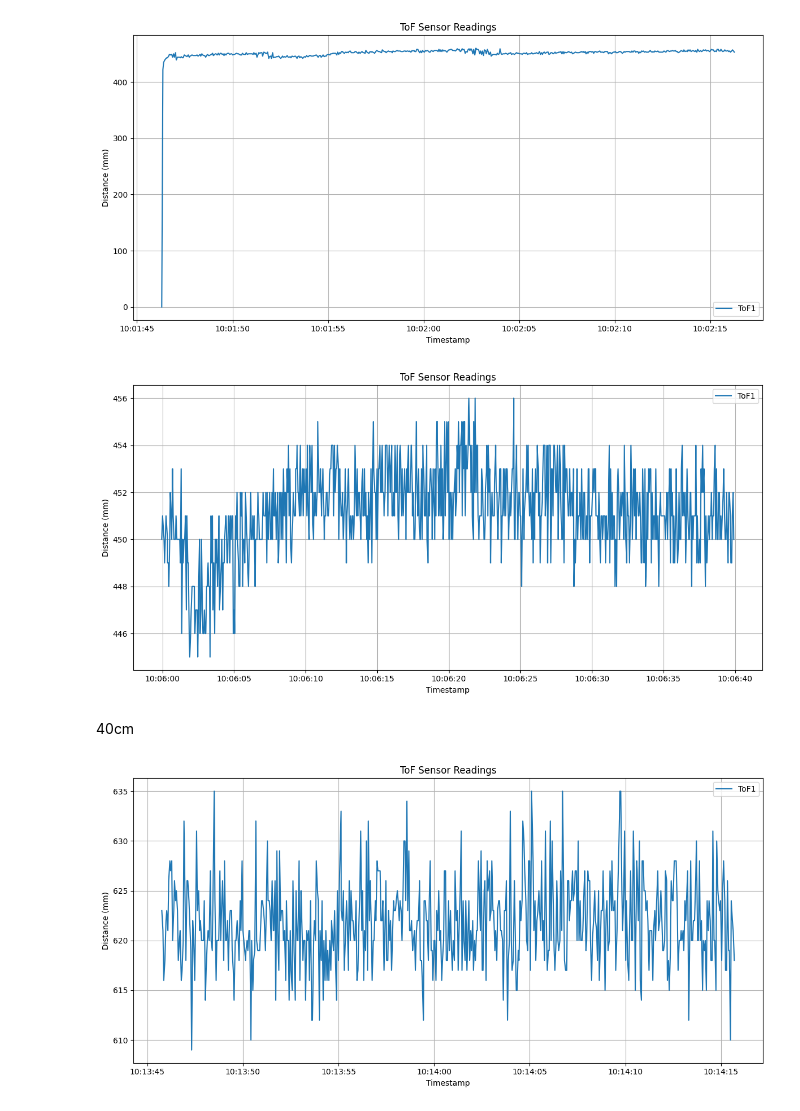
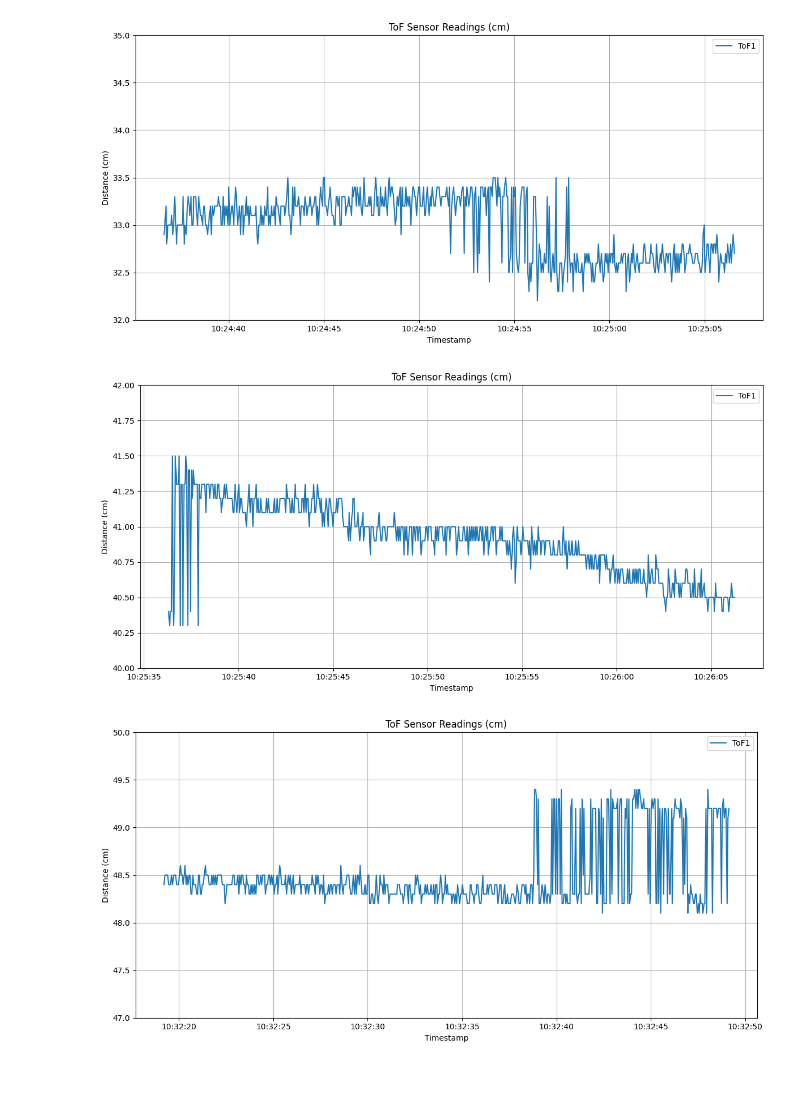
Before and after one commit to Achira03/h2c_work, a Jupyter notebook: aj.sahapong/app_sign.ipynb, the cells around one changed output. Saved outputs shown, nothing was run; the diff lists cells and outputs as text; code cells hidden in the pictures; blank space fills up the shorter version.

```diff
--- a/aj.sahapong/app_sign.ipynb
+++ b/aj.sahapong/app_sign.ipynb
@@ -2,18 +2,18 @@
 import pandas as pd
 import matplotlib.pyplot as plt
 
-# อ่านไฟล์ CSV
-df = pd.read_csv("d:/robomaster/abnormal_tof_30.csv")
+# Read the CSV file
+df = pd.read_csv("abnormal_tof_30.csv")
 
-# แปลง timestamp เป็น datetime
+# Convert timestamp to datetime
 df['timestamp'] = pd.to_datetime(df['timestamp'])
 
-# แปลงค่า ToF จาก mm เป็น cm
-for col in ['tof1', 'tof2', 'tof3', 'tof4']:
+# Convert ToF values from mm to cm
+for col in ['tof1']:
     df[col] = df[col] / 10.0
 
-# Plot กราฟ ToF ทั้ง 4 ตัว (หน่วย cm)
-plt.figure(figsize=(12,6))
+# Plot ToF1 (in cm) with the specified y-axis range
+plt.figure(figsize=(12, 6))
 plt.plot(df['timestamp'], df['tof1'], label='ToF1')
 plt.xlabel('Timestamp')
 plt.ylabel('Distance (cm)')
@@ -21,53 +21,61 @@ plt.title('ToF Sensor Readings (cm)')
 plt.legend()
 plt.grid(True)
 plt.tight_layout()
-plt.ylim(bottom=0)
+plt.ylim(32, 35) # Set y-axis from 20 to 40 cm
 plt.show()
 # %% [output]
-[figure, old version]
+[figure, new version]
 # %%
 import pandas as pd
 import matplotlib.pyplot as plt
 
 # อ่านไฟล์ CSV
-df = pd.read_csv("d:/robomaster/abnormal_tof_2.csv")
+df = pd.read_csv("abnormal_tof_40.csv")
 
 # แปลง timestamp เป็น datetime
 df['timestamp'] = pd.to_datetime(df['timestamp'])
 
-# Plot กราฟ ToF ทั้ง 4 ตัว
+# แปลงค่า ToF จาก mm เป็น cm
+for col in ['tof1']:
+    df[col] = df[col] / 10.0
+
+# Plot กราฟ ToF ทั้ง 4 ตัว (หน่วย cm)
 plt.figure(figsize=(12,6))
 plt.plot(df['timestamp'], df['tof1'], label='ToF1')
 plt.xlabel('Timestamp')
-plt.ylabel('Distance (mm)')
-plt.title('ToF Sensor Readings')
+plt.ylabel('Distance (cm)')
+plt.title('ToF Sensor Readings (cm)')
 plt.legend()
 plt.grid(True)
 plt.tight_layout()
+plt.ylim(40, 42)
 plt.show()
 # %% [output]
-[figure, old version]
+[figure, new version]
-# %% [markdown]
-40cm
 # %%
 import pandas as pd
 import matplotlib.pyplot as plt
 
 # อ่านไฟล์ CSV
-df = pd.read_csv("d:/robomaster/abnormal_tof_40.csv")
+df = pd.read_csv("abnormal_tof_50.csv")
 
 # แปลง timestamp เป็น datetime
 df['timestamp'] = pd.to_datetime(df['timestamp'])
 
-# Plot กราฟ ToF ทั้ง 4 ตัว
+# แปลงค่า ToF จาก mm เป็น cm
+for col in ['tof1']:
+    df[col] = df[col] / 10.0
+
+# Plot กราฟ ToF ทั้ง 4 ตัว (หน่วย cm)
 plt.figure(figsize=(12,6))
 plt.plot(df['timestamp'], df['tof1'], label='ToF1')
 plt.xlabel('Timestamp')
-plt.ylabel('Distance (mm)')
-plt.title('ToF Sensor Readings')
+plt.ylabel('Distance (cm)')
+plt.title('ToF Sensor Readings (cm)')
 plt.legend()
 plt.grid(True)
 plt.tight_layout()
+plt.ylim(47, 50)
 plt.show()
 # %% [output]
-[figure, old version]
+[figure, new version]
```
